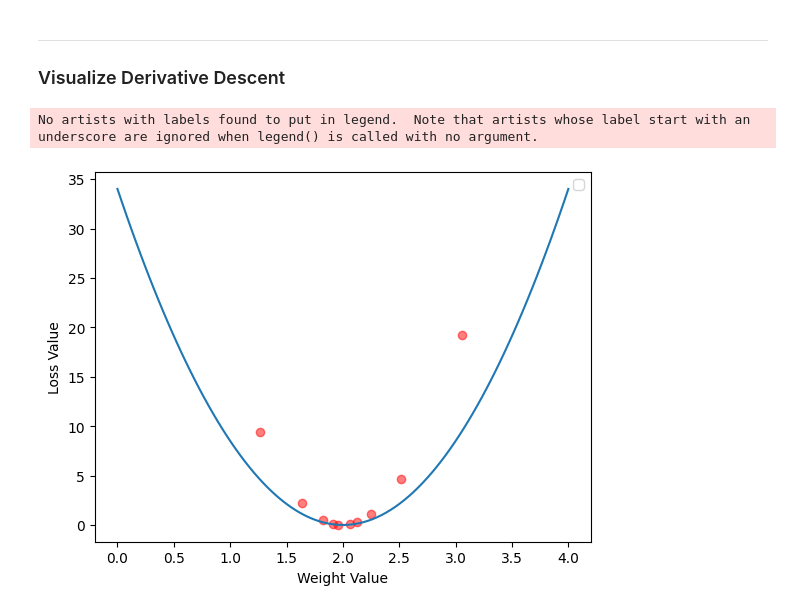
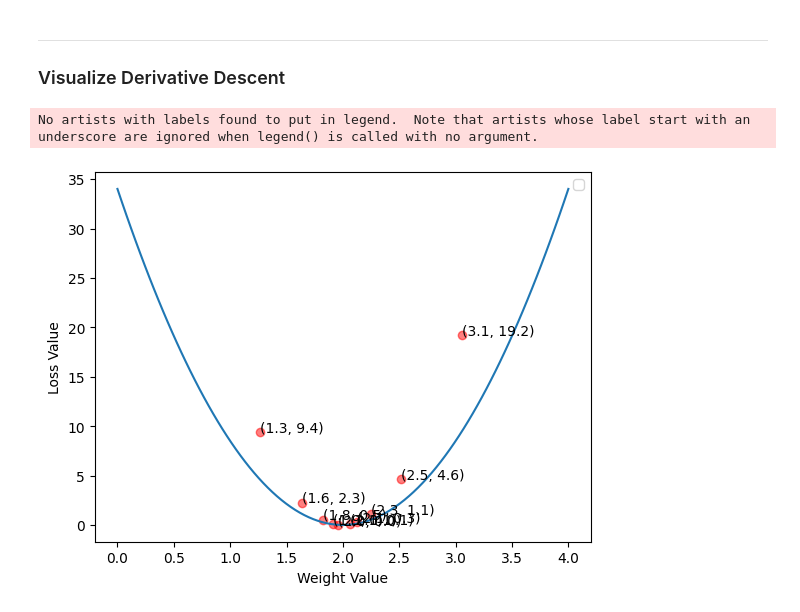
Before and after one commit to widium/Mini-AutoGradient-Engine, a Jupyter notebook: gradient_descent_visualization.ipynb, the cells around one changed output. Cells and saved outputs as stored; diff of their text form; code cells hidden in the pictures.

Commit message:
Update derivative descent

```diff
--- a/gradient_descent_visualization.ipynb
+++ b/gradient_descent_visualization.ipynb
@@ -160,29 +186,32 @@ plt.show()
 # %%
 
 def visualize_derivative_descent(
+    X : np.array,
+    W : np.array,
+    Y : np.array,
+    learning_rate : float,
     max_epochs : int,
-    learning_rate : float,
-    X : np.array,
-    Y : np.array
+    number_sample : int = 100,
 ):
-    np.random.seed(42)
-
-    target_param = 2
-    W = np.random.randn(1)
-
-    N = 100
+    number_sample = 100
     min_weight_value = target_param - 2
     max_weight_value = target_param + 2
 
-    weight_range = np.linspace(min_weight_value, max_weight_value, 100)
+    weight_range = np.linspace(
+        start=min_weight_value,
+        stop=max_weight_value,
+        num=number_sample
+    )
+
+    # X_mean = np.mean(X, axis=0)
+    # X_std = np.std(X, axis=0)
+    # X_normalized = (X - X_mean) / X_std
+
     predictions = [X * w for w in weight_range]
+
     loss_range = [mean_squared_error(Y, pred)
-                for pred in predictions]
+              for pred in predictions]
 
-    loss_derivative_range = [derivative_of_loss_respect_weight(Y, pred, X)
-                for pred in predictions]
-
-    # plt.plot(weight_range, np.array(loss_derivative_range).flatten())
     plt.plot(weight_range, loss_range)
     plt.xlabel('Weight Value')
     plt.ylabel('Loss Value')
@@ -195,22 +224,26 @@ def visualize_derivative_descent(
         prediction = X * W
         loss = mean_squared_error(y_true=Y, y_pred=prediction)
         dLoss_dW = derivative_of_loss_respect_weight(Y, prediction, X)
+        # print(f"W : {W}, Loss : {loss}")
         W = W - learning_rate * dLoss_dW
         # print(W, loss)
         plt.scatter(x=W, y=loss, c='red', alpha=0.5)
+        plt.annotate(text=f"({float(W):.1f}, {float(loss):.1f})", xy=(W, loss))
         # print(W)
 
     plt.show()
 # %%
 visualize_derivative_descent(
+    X=X,
+    W=W,
+    Y=Y,
     max_epochs=10,
     learning_rate=0.1,
-    X=X,
-    Y=Y
+    number_sample=100
 )
 # %% [output]
 No artists with labels found to put in legend.  Note that artists whose label start with an underscore are ignored when legend() is called with no argument.
-[figure, old version]
+[figure, new version]
 # %%
 def plot_descent(dfx, y, nb):
     # Hyper-parameters
```
Also changed, not shown: parts of 4 cells of this notebook.
